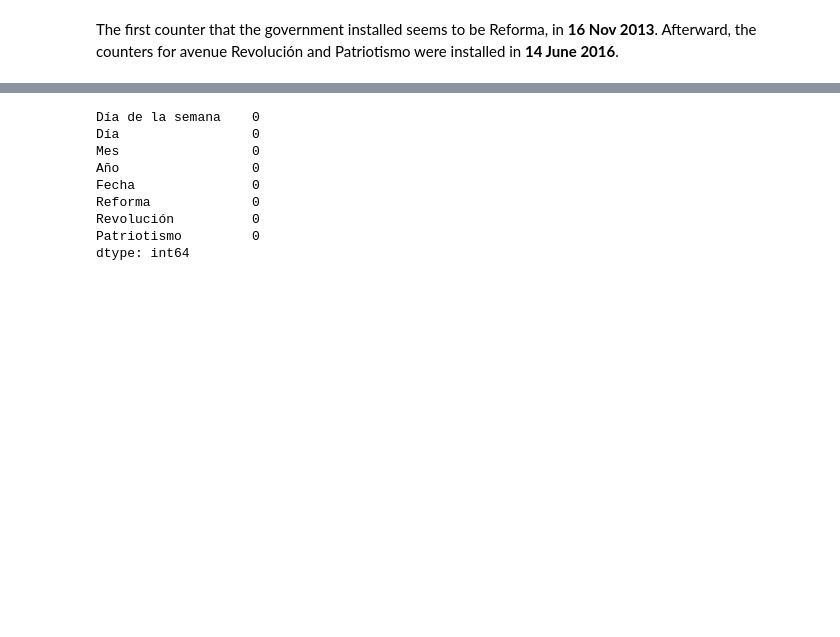
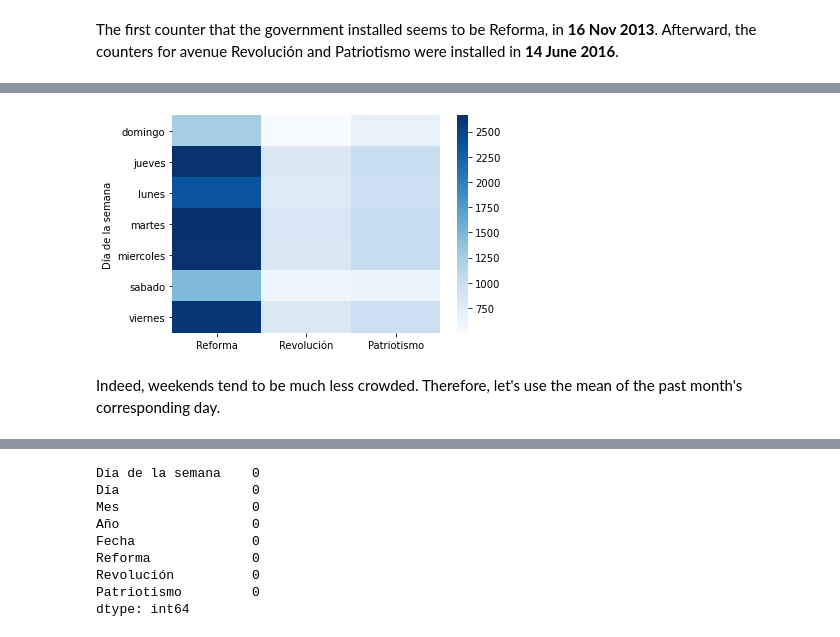
Before and after one commit to FranciscoGalan/Bicycle_Commuting_Mexico_City, a Jupyter notebook: main.ipynb, the cells around one changed output, grey strips where cells are left out. Saved outputs shown, nothing was run; the diff lists cells and outputs as text; code cells hidden in the pictures; blank space fills up the shorter version.

```diff
--- a/main.ipynb
+++ b/main.ipynb
@@ -169,8 +167,3 @@ To handle the **missing values**, we can follow two steps:
 # %%
 # Fill missing values up to the installation of the counters.
 contador.loc[0:940, ['Revolución', 'Patriotismo']] = contador.loc[0:940, ['Revolución', 'Patriotismo']].fillna(0)
-# %%
-# Fill the rest of the missing values with a forward fill
-counter_columns = ['Reforma', 'Revolución', 'Patriotismo']
-for counter in counter_columns:
-    contador[counter] = contador[counter].fillna(method='ffill')
@@ -176,0 +232,7 @@ for counter in counter_columns:
+# %%
+sns.heatmap(contador.groupby('Día de la semana')[['Reforma', 'Revolución', 'Patriotismo']].mean(), cmap='Blues');
+# %% [output]
+[figure, added]
+# %% [markdown]
+Indeed, weekends tend to be much less crowded.
+Therefore, let's use the mean of the past month's corresponding day.
```
Also changed, not shown: parts of 20 cells of this notebook.
